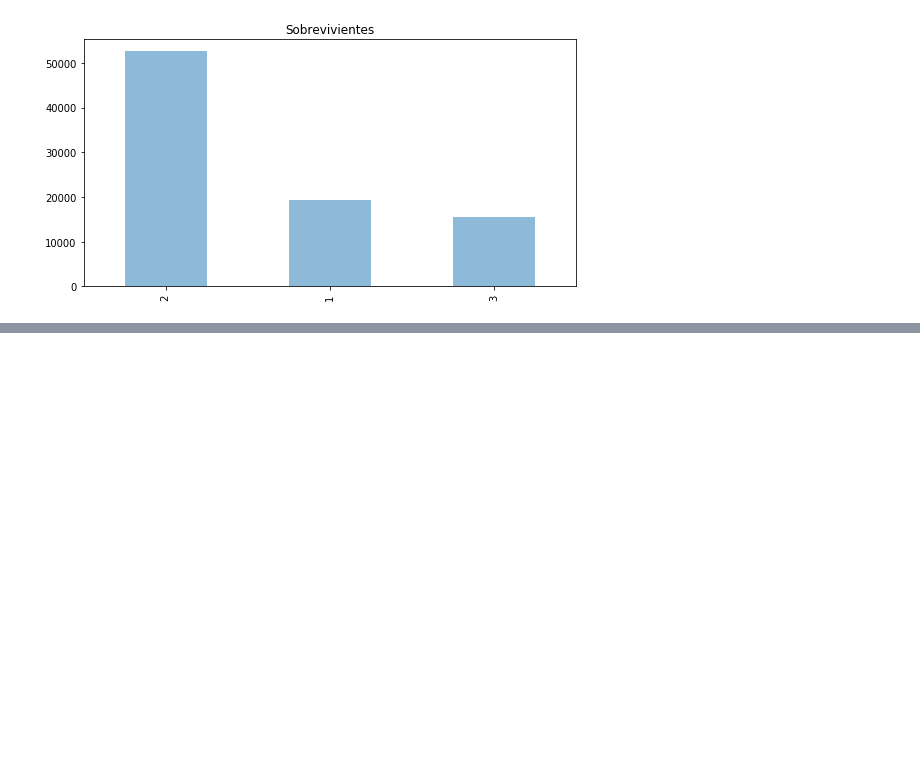
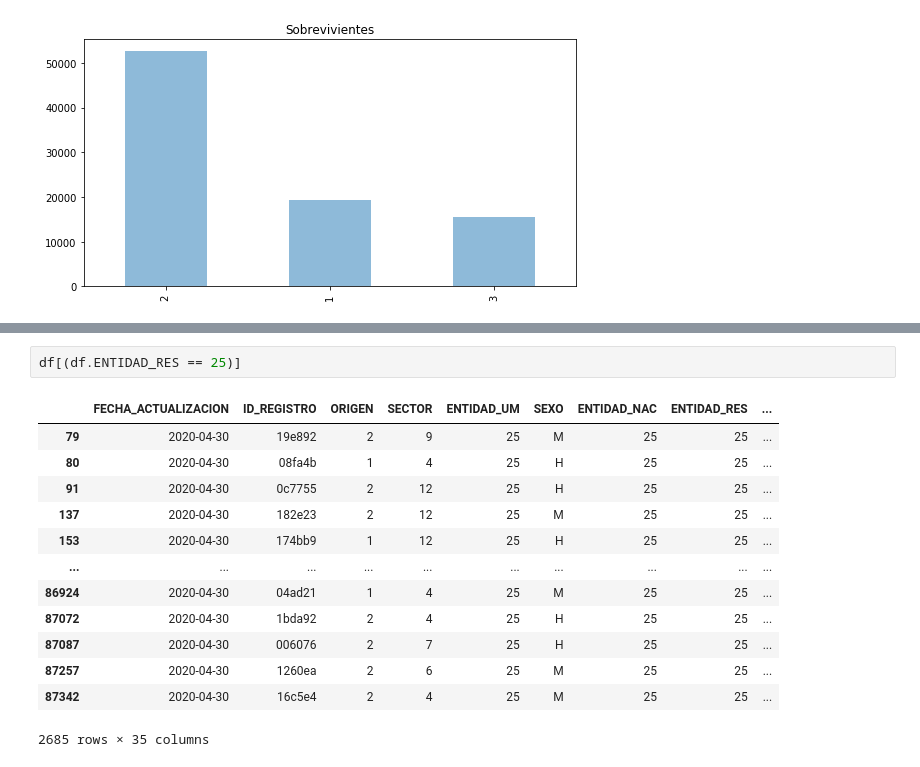
Before and after one commit to RubeVi17/covid19_mx, a Jupyter notebook: covid.ipynb, the cells around one changed output, grey strips where cells are left out. Cells and saved outputs as stored; diff of their text form; blank space fills up the shorter version.

Commit message:
Añadido para poder ver tablas por registros de estado y municipio

```diff
--- a/covid.ipynb
+++ b/covid.ipynb
@@ -219,0 +235,16 @@ print(df.RESULTADO[df.RESULTADO == 1].count() + df.RESULTADO[df.RESULTADO == 3].
+# %%
+df[(df.ENTIDAD_RES == 25)]
+# %% [output]
+|  | FECHA_ACTUALIZACION | ID_REGISTRO | ORIGEN | SECTOR | ENTIDAD_UM | SEXO | ENTIDAD_NAC | ENTIDAD_RES | ... |
+| 79 | 2020-04-30 | 19e892 | 2 | 9 | 25 | M | 25 | 25 | ... |
+| 80 | 2020-04-30 | 08fa4b | 1 | 4 | 25 | H | 25 | 25 | ... |
+| 91 | 2020-04-30 | 0c7755 | 2 | 12 | 25 | H | 25 | 25 | ... |
+| 137 | 2020-04-30 | 182e23 | 2 | 12 | 25 | M | 25 | 25 | ... |
+| 153 | 2020-04-30 | 174bb9 | 1 | 12 | 25 | H | 25 | 25 | ... |
+| ... | ... | ... | ... | ... | ... | ... | ... | ... | ... |
+| 86924 | 2020-04-30 | 04ad21 | 1 | 4 | 25 | M | 25 | 25 | ... |
+| 87072 | 2020-04-30 | 1bda92 | 2 | 4 | 25 | H | 25 | 25 | ... |
+| 87087 | 2020-04-30 | 006076 | 2 | 7 | 25 | H | 25 | 25 | ... |
+| 87257 | 2020-04-30 | 1260ea | 2 | 6 | 25 | M | 25 | 25 | ... |
+| 87342 | 2020-04-30 | 16c5e4 | 2 | 4 | 25 | M | 25 | 25 | ... |
+2685 rows × 35 columns
```
Also changed, not shown: parts of 12 cells of this notebook.
